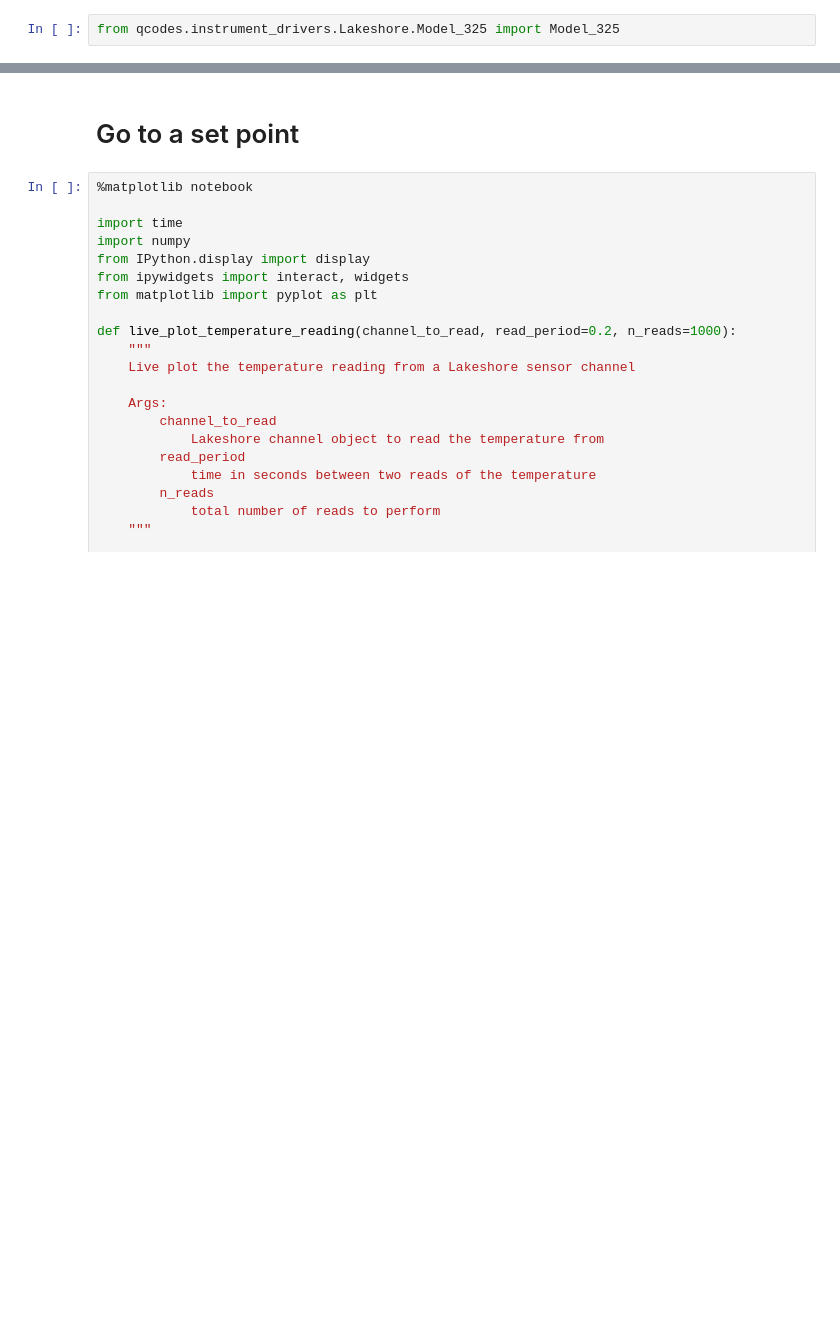
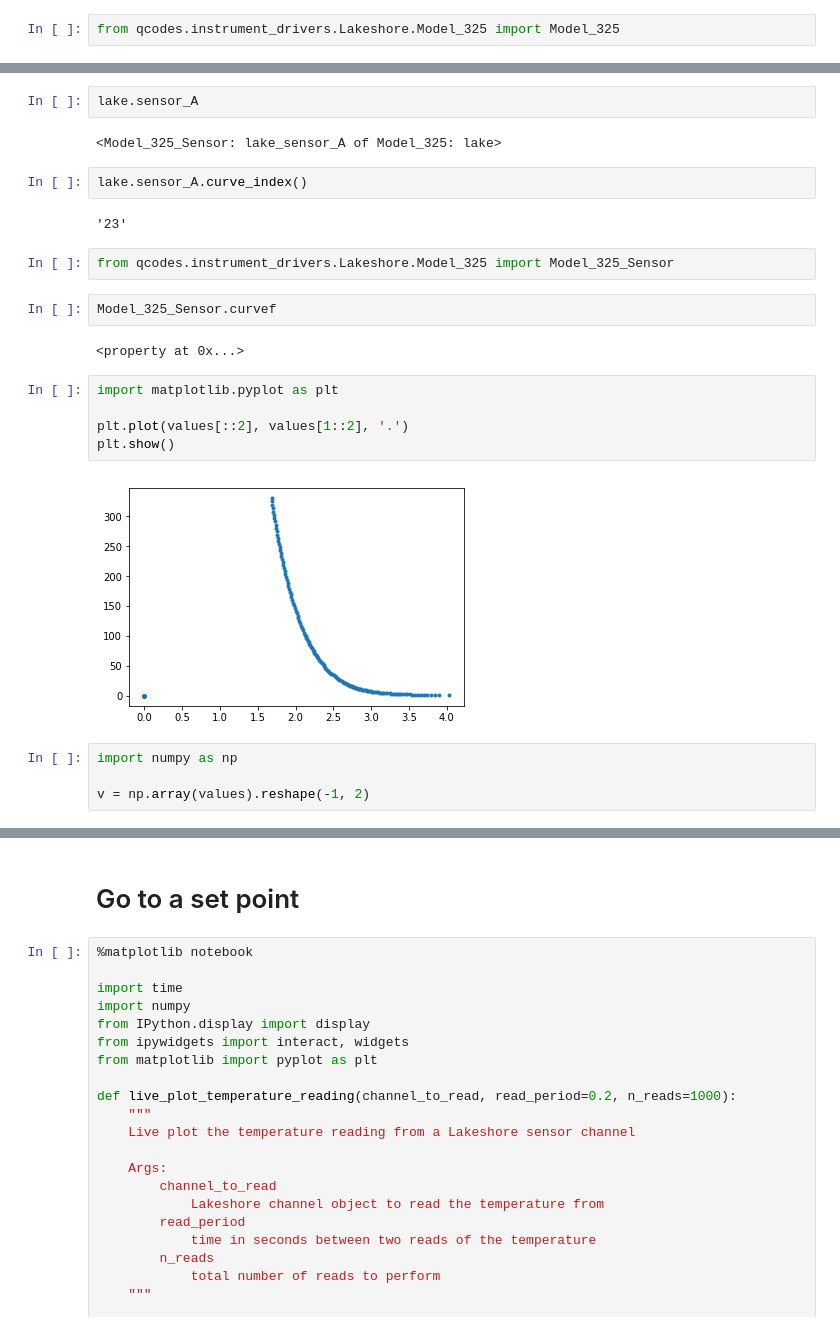
Before and after one commit to aa8919aa3/Qcodes, a Jupyter notebook: docs/examples/driver_examples/Qcodes example with Lakeshore 325.ipynb, the cells around one changed output, grey strips where cells are left out. Drawn from its saved outputs; the diff is of its cells as text; blank space fills up the shorter version.

```diff
--- a/docs/examples/driver_examples/Qcodes example with Lakeshore 325.ipynb
+++ b/docs/examples/driver_examples/Qcodes example with Lakeshore 325.ipynb
@@ -18,0 +45,25 @@ lake.sensor_a.temperature.unit
+# %%
+lake.sensor_A
+# %% [output]
+<Model_325_Sensor: lake_sensor_A of Model_325: lake>
+# %%
+lake.sensor_A.curve_index()
+# %% [output]
+'23'
+# %%
+from qcodes.instrument_drivers.Lakeshore.Model_325 import Model_325_Sensor
+# %%
+Model_325_Sensor.curvef
+# %% [output]
+<property at 0x...>
+# %%
+import matplotlib.pyplot as plt
+
+plt.plot(values[::2], values[1::2], '.')
+plt.show()
+# %% [output]
+[figure, added]
+# %%
+import numpy as np
+
+v = np.array(values).reshape(-1, 2)
```
Also changed, not shown: parts of 11 cells of this notebook, 1 other file.
